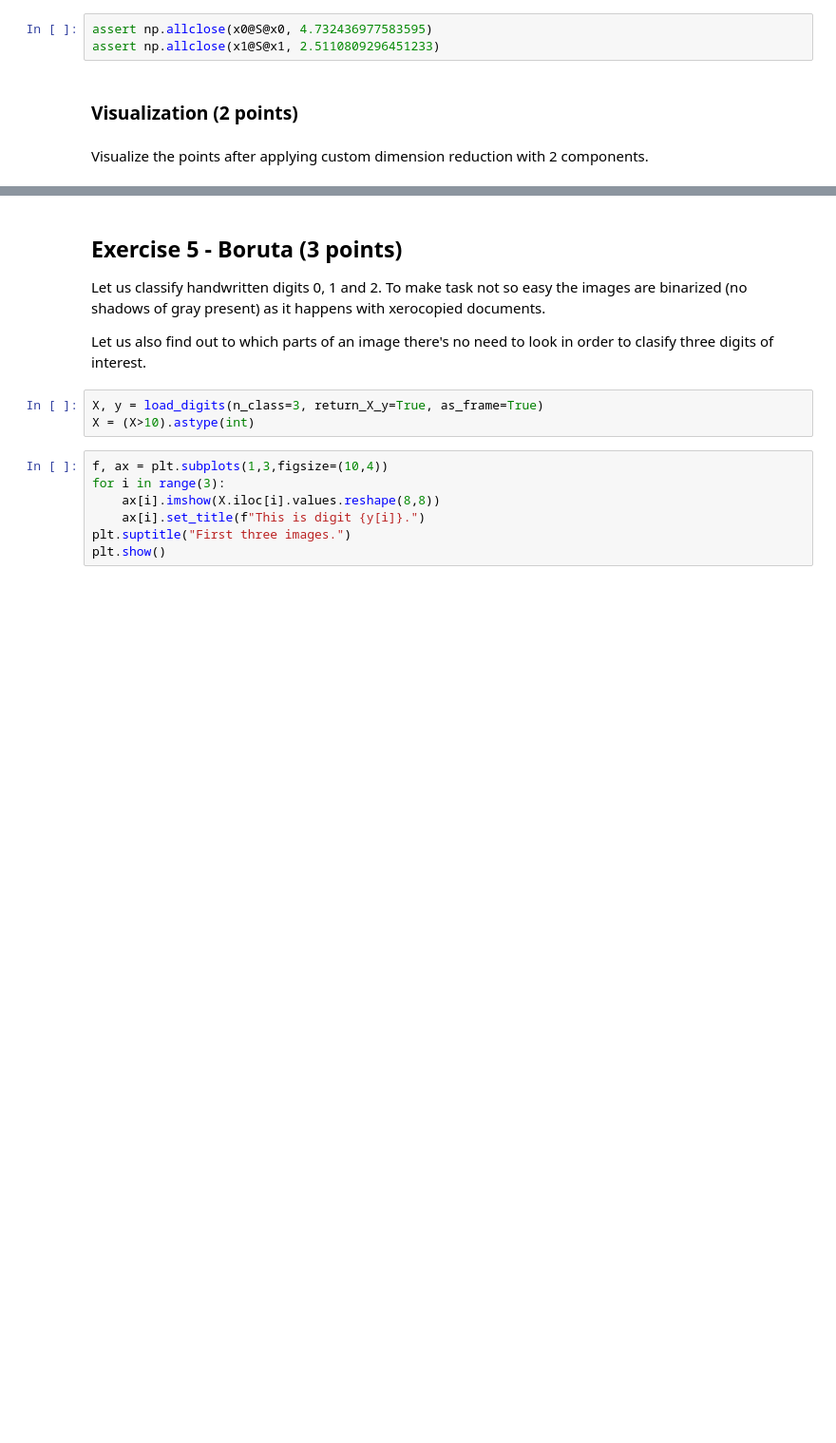
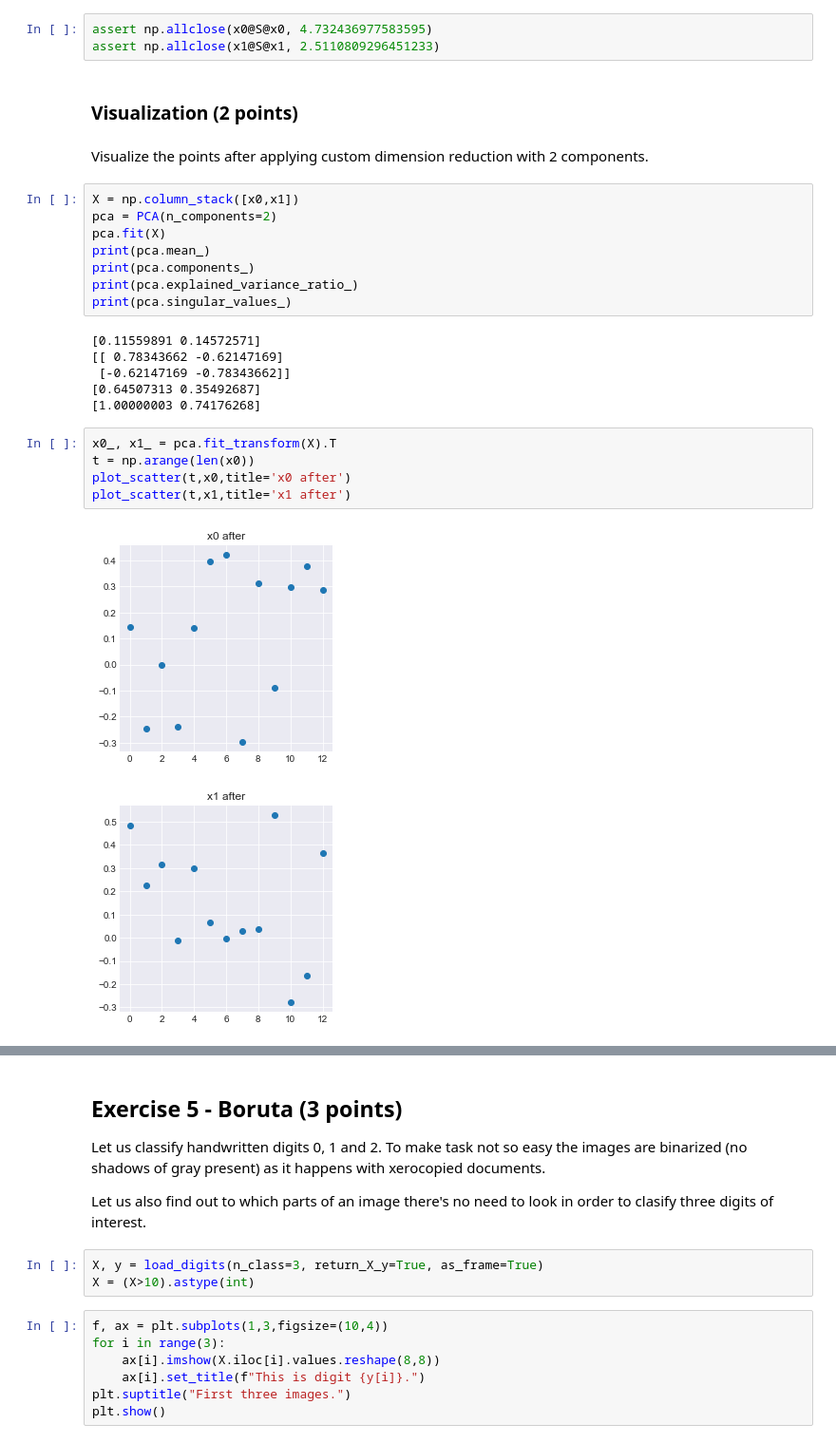
Before and after one commit to LaSegadora/rsschool_6_feature_engineering_and_selection, a Jupyter notebook: homework.ipynb, the cells around one changed output, grey strips where cells are left out. Shown: that part at 95% size. Drawn from its saved outputs; the diff is of its cells as text; blank space fills up the shorter version.

```diff
--- a/homework.ipynb
+++ b/homework.ipynb
@@ -242,3 +271,25 @@ assert np.allclose(x1@S@x1, 2.5110809296451233)
 ### Visualization (2 points)
 # %% [markdown]
 Visualize the points after applying custom dimension reduction with 2 components.
+# %%
+X = np.column_stack([x0,x1])
+pca = PCA(n_components=2)
+pca.fit(X)
+print(pca.mean_)
+print(pca.components_)
+print(pca.explained_variance_ratio_)
+print(pca.singular_values_)
+# %% [output]
+[0.11559891 0.14572571]
+[[ 0.78343662 -0.62147169]
+ [-0.62147169 -0.78343662]]
+[0.64507313 0.35492687]
+[1.00000003 0.74176268]
+# %%
+x0_, x1_ = pca.fit_transform(X).T
+t = np.arange(len(x0))
+plot_scatter(t,x0,title='x0 after')
+plot_scatter(t,x1,title='x1 after')
+# %% [output]
+[figure, added]
+[figure, added]
```
Also changed, not shown: parts of 14 cells of this notebook.
